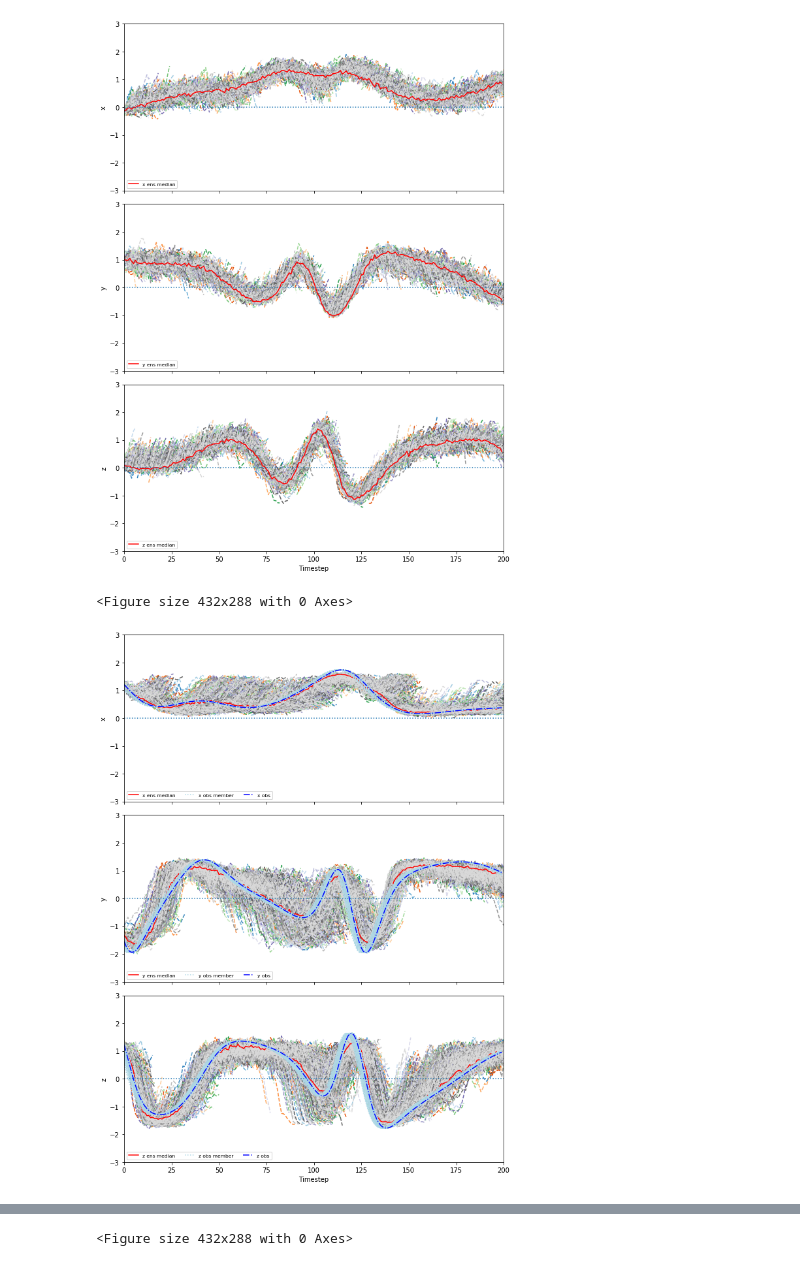
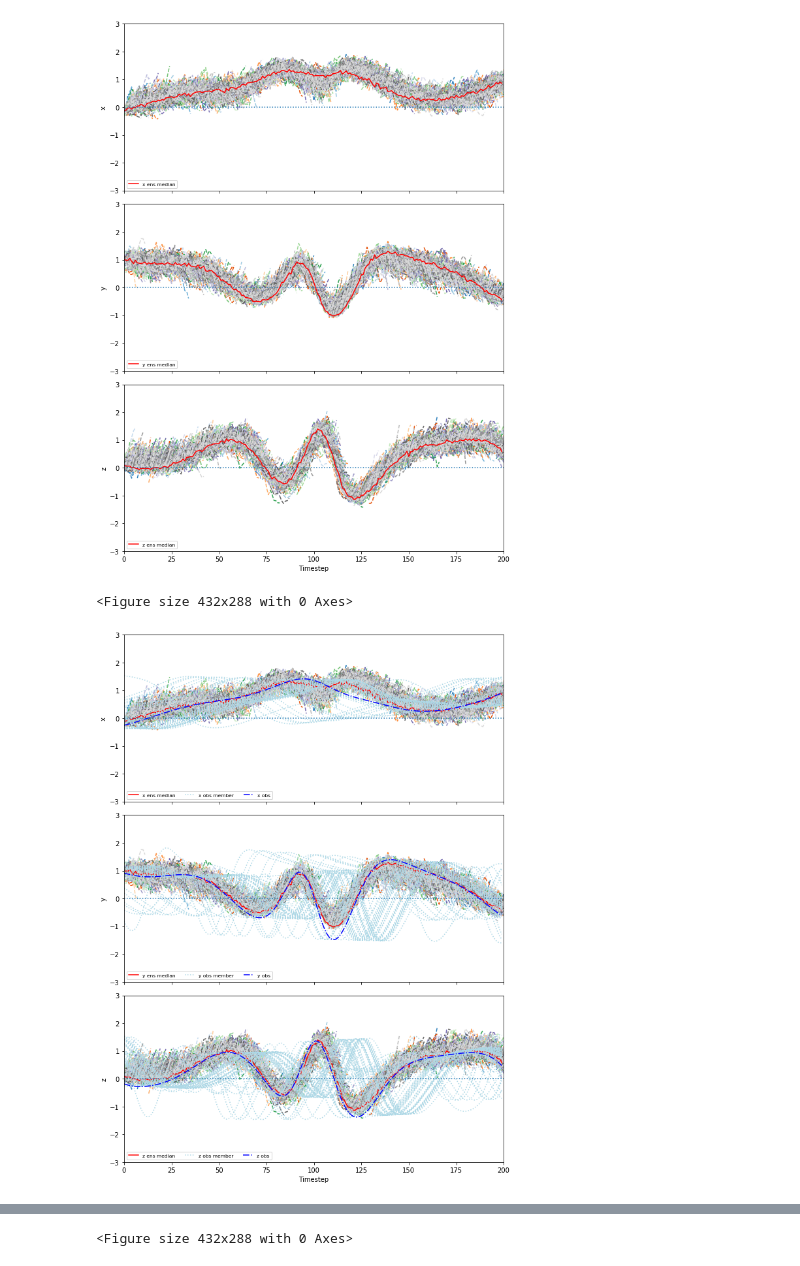
Before and after one commit to geek-yang/DeepArctic, a Jupyter notebook: BayesMap/Lorenz84/leadTime_perturb_init_testing_Lorens84.ipynb, the cells around one changed output, grey strips where cells are left out. Cells and saved outputs as stored; diff of their text form; code cells hidden in the pictures.

```diff
--- a/BayesMap/Lorenz84/leadTime_perturb_init_testing_Lorens84.ipynb
+++ b/BayesMap/Lorenz84/leadTime_perturb_init_testing_Lorens84.ipynb
@@ -77,11 +77,11 @@ constant = {'g' : 9.80616,      # gravititional acceleration [m / s2]
 #########                           datapath                             ########
 #################################################################################
 # sensitivity test parameter
-sense = 'x'
+#sense = 'x'
 #sense = 'a'
-#sense = 'G'
+sense = 'G'
 # model type
-model_type = 'lorenz84' # choose lorenz84 or lorenz84ex
+model_type = 'lorenz84ex' # choose lorenz84 or lorenz84ex
 # datapath for output
 output_path = 'C:\\Users\\nosta\\ML4Climate\\PredictArctic\\BayesMaps\\Lorenz84'
 # data path of experiment
@@ -92,20 +92,22 @@ if sense == 'x':
         #data_path = 'C:\\Users\\nosta\\ML4Climate\\PredictArctic\\BayesMaps\\Lorenz84\\x_0001\\lorenz'
     elif model_type == 'lorenz84ex':
         #data_path = 'C:\\Users\\nosta\\ML4Climate\\PredictArctic\\BayesMaps\\Lorenz84\\x_001_ex\\lorenz'
-        #data_path = 'C:\\Users\\nosta\\ML4Climate\\PredictArctic\\BayesMaps\\Lorenz84\\x_0001_ex\\lorenz'
-        data_path = 'C:\\Users\\nosta\\ML4Climate\\PredictArctic\\BayesMaps\\Lorenz84\\x_00001_ex\\lorenz'
+        data_path = 'C:\\Users\\nosta\\ML4Climate\\PredictArctic\\BayesMaps\\Lorenz84\\x_0001_ex\\lorenz'
+        #data_path = 'C:\\Users\\nosta\\ML4Climate\\PredictArctic\\BayesMaps\\Lorenz84\\x_00001_ex\\lorenz'
 elif sense == 'a':
     if model_type == 'lorenz84':
         data_path = 'C:\\Users\\nosta\\ML4Climate\\PredictArctic\\BayesMaps\\Lorenz84\\a_0001\\lorenz'
     elif model_type == 'lorenz84ex':
+        data_path = 'C:\\Users\\nosta\\ML4Climate\\PredictArctic\\BayesMaps\\Lorenz84\\a_001_ex\\lorenz'
         #data_path = 'C:\\Users\\nosta\\ML4Climate\\PredictArctic\\BayesMaps\\Lorenz84\\a_00001_ex\\lorenz'
-        data_path = 'C:\\Users\\nosta\\ML4Climate\\PredictArctic\\BayesMaps\\Lorenz84\\a_000001_ex\\lorenz'
+        #data_path = 'C:\\Users\\nosta\\ML4Climate\\PredictArctic\\BayesMaps\\Lorenz84\\a_000001_ex\\lorenz'
 elif sense == 'G':
     if model_type == 'lorenz84':
         data_path = 'C:\\Users\\nosta\\ML4Climate\\PredictArctic\\BayesMaps\\Lorenz84\\G_001\\lorenz'
     elif model_type == 'lorenz84ex':
+        data_path = 'C:\\Users\\nosta\\ML4Climate\\PredictArctic\\BayesMaps\\Lorenz84\\G_01_ex\\lorenz'
         #data_path = 'C:\\Users\\nosta\\ML4Climate\\PredictArctic\\BayesMaps\\Lorenz84\\G_0001_ex\\lorenz'
-        data_path = 'C:\\Users\\nosta\\ML4Climate\\PredictArctic\\BayesMaps\\Lorenz84\\G_00001_ex\\lorenz'
+        #data_path = 'C:\\Users\\nosta\\ML4Climate\\PredictArctic\\BayesMaps\\Lorenz84\\G_00001_ex\\lorenz'
 else:
     raise IOError("The chosen variable is not supported for sensitivity experiment!")
 
@@ -116,8 +118,8 @@ elif model_type == 'lorenz84ex':
     bayesconvlstm_model_path = 'C:\\Users\\nosta\\ML4Climate\\PredictArctic\\BayesMaps\\Lorenz84\\bayes\\fullseries_ex\\penalty100'
 # datapath of forecast
 if model_type == 'lorenz84':
-    #pred_lorenz_bayesconvlstm_path = 'C:\\Users\\nosta\\ML4Climate\\PredictArctic\\BayesMaps\\Lorenz84\\bayes\\fullseries\\penalty100'
-    pred_lorenz_bayesconvlstm_path = 'C:\\Users\\nosta\\ML4Climate\\PredictArctic\\BayesMaps\\Lorenz84\\bayes\\fullseries\\penalty100_stdx2'
+    pred_lorenz_bayesconvlstm_path = 'C:\\Users\\nosta\\ML4Climate\\PredictArctic\\BayesMaps\\Lorenz84\\bayes\\fullseries\\penalty100'
+    #pred_lorenz_bayesconvlstm_path = 'C:\\Users\\nosta\\ML4Climate\\PredictArctic\\BayesMaps\\Lorenz84\\bayes\\fullseries\\penalty100_stdx2'
 elif model_type == 'lorenz84ex':
     pred_lorenz_bayesconvlstm_path = 'C:\\Users\\nosta\\ML4Climate\\PredictArctic\\BayesMaps\\Lorenz84\\bayes\\fullseries_ex\\penalty100'
 # %%
@@ -635,11 +639,11 @@ G_ex = [1.000010 : 0.999990] **~0.001%**<br>
 
     # without perturbation
     #ax1.plot(index, np.median(data_ens[:, 0, :], 0), color='blue', linestyle='dashdot', label='x obs')
-    ax1.plot(index, data_ens[24, 0, :], color='blue', linestyle='dashdot', label='x obs')
+    ax1.plot(index, data_ens[25, 0, :], color='blue', linestyle='dashdot', label='x obs')
     #ax2.plot(index, np.median(data_ens[:, 1, :], 0), color='blue', linestyle='dashdot', label='y obs').
-    ax2.plot(index, data_ens[24, 1, :], color='blue', linestyle='dashdot', label='y obs')
+    ax2.plot(index, data_ens[25, 1, :], color='blue', linestyle='dashdot', label='y obs')
     #ax3.plot(index, np.median(data_ens[:, 2, :], 0), color='blue', linestyle='dashdot', label='z obs')
-    ax3.plot(index, data_ens[24, 2, :], color='blue', linestyle='dashdot', label='z obs')
+    ax3.plot(index, data_ens[25, 2, :], color='blue', linestyle='dashdot', label='z obs')
 
     # forecast time series
     for i in range(ens):
@@ -784,7 +788,7 @@ G_ex = [1.000010 : 0.999990] **~0.001%**<br>
     #colormap = plt.get_cmap('coolwarm', step_lead)
     #colormap = plt.get_cmap('jet', 51)
 
-    step_lead_display = 16
+    step_lead_display = 6
 
     index = np.arange(test_len)
     index_lead = np.arange(test_len + step_lead_display)
@@ -824,11 +828,11 @@ G_ex = [1.000010 : 0.999990] **~0.001%**<br>
 
     # without perturbation
     #ax1.plot(index, np.median(data_ens[:, 0, :], 0), color='blue', linestyle='dashdot', label='x obs')
-    ax1.plot(index, data_ens[24, 0, :], color='blue', linestyle='dashdot', label='x obs')
+    ax1.plot(index, data_ens[25, 0, :], color='blue', linestyle='dashdot', label='x obs')
     #ax2.plot(index, np.median(data_ens[:, 1, :], 0), color='blue', linestyle='dashdot', label='y obs').
-    ax2.plot(index, data_ens[24, 1, :], color='blue', linestyle='dashdot', label='y obs')
+    ax2.plot(index, data_ens[25, 1, :], color='blue', linestyle='dashdot', label='y obs')
     #ax3.plot(index, np.median(data_ens[:, 2, :], 0), color='blue', linestyle='dashdot', label='z obs')
-    ax3.plot(index, data_ens[24, 2, :], color='blue', linestyle='dashdot', label='z obs')
+    ax3.plot(index, data_ens[25, 2, :], color='blue', linestyle='dashdot', label='z obs')
 
     ax1.axhline(y=0, ls = ':')
     ax2.axhline(y=0, ls = ':')
@@ -839,31 +843,31 @@ G_ex = [1.000010 : 0.999990] **~0.001%**<br>
     ax3.set_ylim(-3, 3)
 
     ax1.set_xlim(0, test_len)
     ax2.set_xlim(0, test_len)
     ax3.set_xlim(0, test_len)
 
     ax1.legend(frameon=True, loc=3, prop={'size': 7.5}, ncol=7)
     ax2.legend(frameon=True, loc=3, prop={'size': 7.5}, ncol=7)
     ax3.legend(frameon=True, loc=3, prop={'size': 7.5}, ncol=7)
 
     ax1.set_ylabel("x")
     ax2.set_ylabel("y")
     ax3.set_ylabel("z")
 
     plt.xlabel("Timestep")
 
     plt.tight_layout()
 
     plt.show()
 
     if sense == 'x':
         fig05.savefig(os.path.join(output_path,'BayesConvLSTM_forecast_lorenz84_series_comp_ens_leadTime{}_a{}_b{}_F{}_G{}.png'.format(step_lead_display,a, b, F, G)),dpi=200)
     elif sense == 'a':
         fig05.savefig(os.path.join(output_path,'BayesConvLSTM_forecast_lorenz84_series_comp_ens_leadTime{}_x{}_b{}_F{}_G{}.png'.format(step_lead_display,x_init, b, F, G)),dpi=200)
     elif sense == 'G':
         fig05.savefig(os.path.join(output_path,'BayesConvLSTM_forecast_lorenz84_series_comp_ens_leadTime{}_x{}_a{}_b{}_F{}.png'.format(step_lead_display,x_init, a, b, F)),dpi=200)
     else:
         raise IOError("The chosen variable is not supported for sensitivity experiment!")
 # %% [output]
 <Figure size 432x288 with 0 Axes>
-[figure, old version]
+[figure, new version]
```
Also changed, not shown: parts of 9 cells of this notebook, 5 other files.
